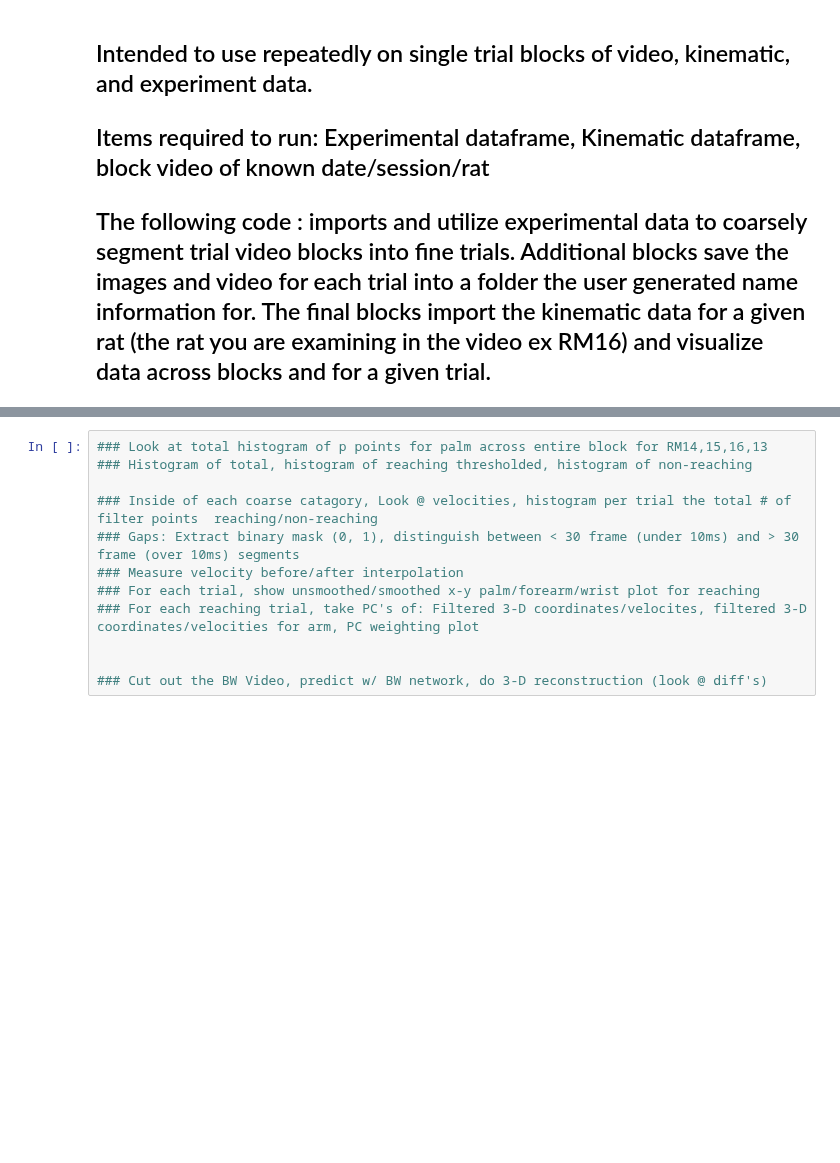
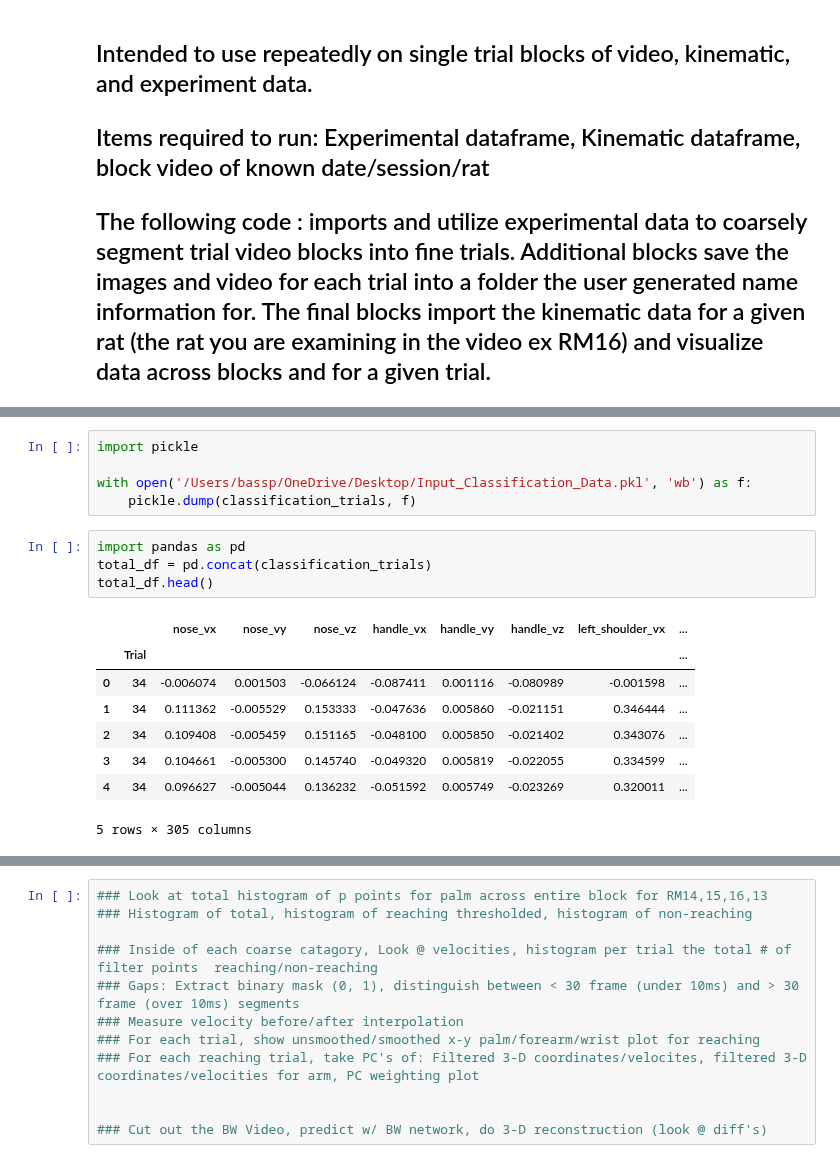
Before and after one commit to BouchardLab/ReachMaster, a Jupyter notebook: software/ReachSplitter/Block_Reaching_Visualization.ipynb, the cells around one changed output, grey strips where cells are left out. Cells and saved outputs as stored; diff of their text form; blank space fills up the shorter version.

```diff
--- a/software/ReachSplitter/Block_Reaching_Visualization.ipynb
+++ b/software/ReachSplitter/Block_Reaching_Visualization.ipynb
@@ -58,0 +121,18 @@ dd.to_csv('dd.csv')
+# %%
+import pickle
+
+with open('/Users/bassp/OneDrive/Desktop/Input_Classification_Data.pkl', 'wb') as f:
+    pickle.dump(classification_trials, f)
+# %%
+import pandas as pd
+total_df = pd.concat(classification_trials)
+total_df.head()
+# %% [output]
+|  |  | nose_vx | nose_vy | nose_vz | handle_vx | handle_vy | handle_vz | left_shoulder_vx | ... |
+|  | Trial |  |  |  |  |  |  |  | ... |
+| 0 | 34 | -0.006074 | 0.001503 | -0.066124 | -0.087411 | 0.001116 | -0.080989 | -0.001598 | ... |
+| 1 | 34 | 0.111362 | -0.005529 | 0.153333 | -0.047636 | 0.005860 | -0.021151 | 0.346444 | ... |
+| 2 | 34 | 0.109408 | -0.005459 | 0.151165 | -0.048100 | 0.005850 | -0.021402 | 0.343076 | ... |
+| 3 | 34 | 0.104661 | -0.005300 | 0.145740 | -0.049320 | 0.005819 | -0.022055 | 0.334599 | ... |
+| 4 | 34 | 0.096627 | -0.005044 | 0.136232 | -0.051592 | 0.005749 | -0.023269 | 0.320011 | ... |
+5 rows × 305 columns
```
Also changed, not shown: parts of 5 cells of this notebook, 2 other files.
